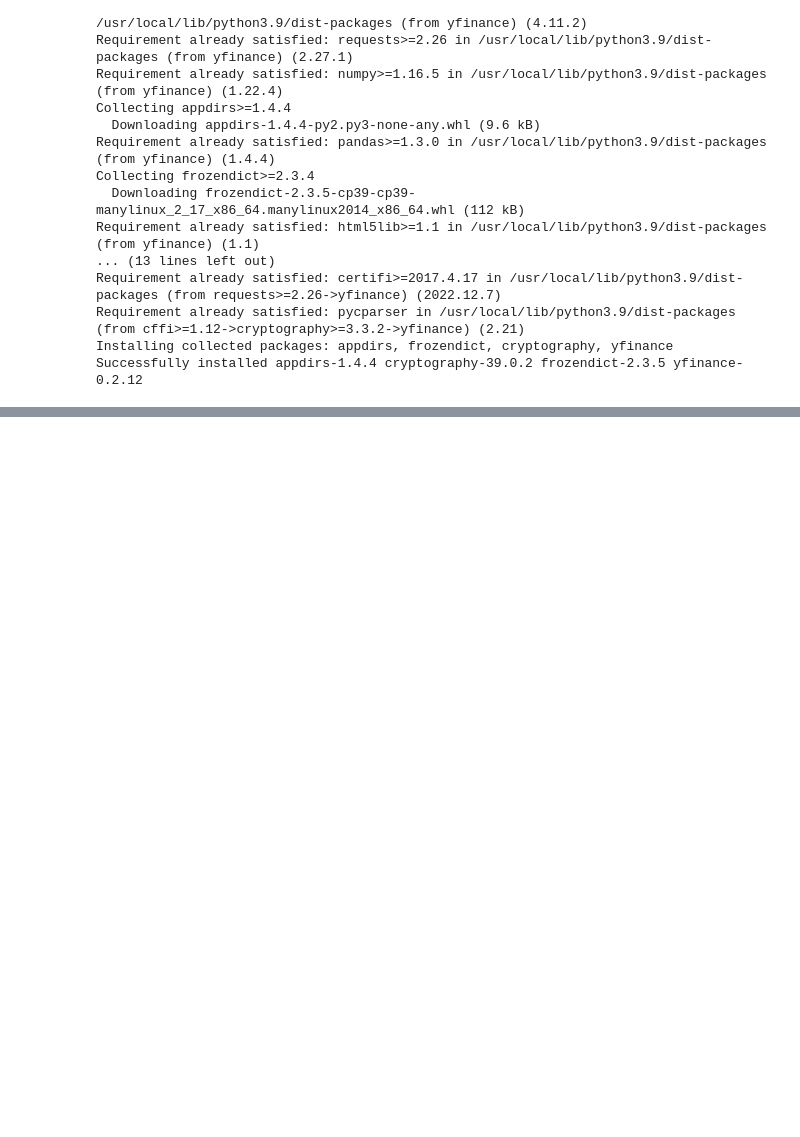
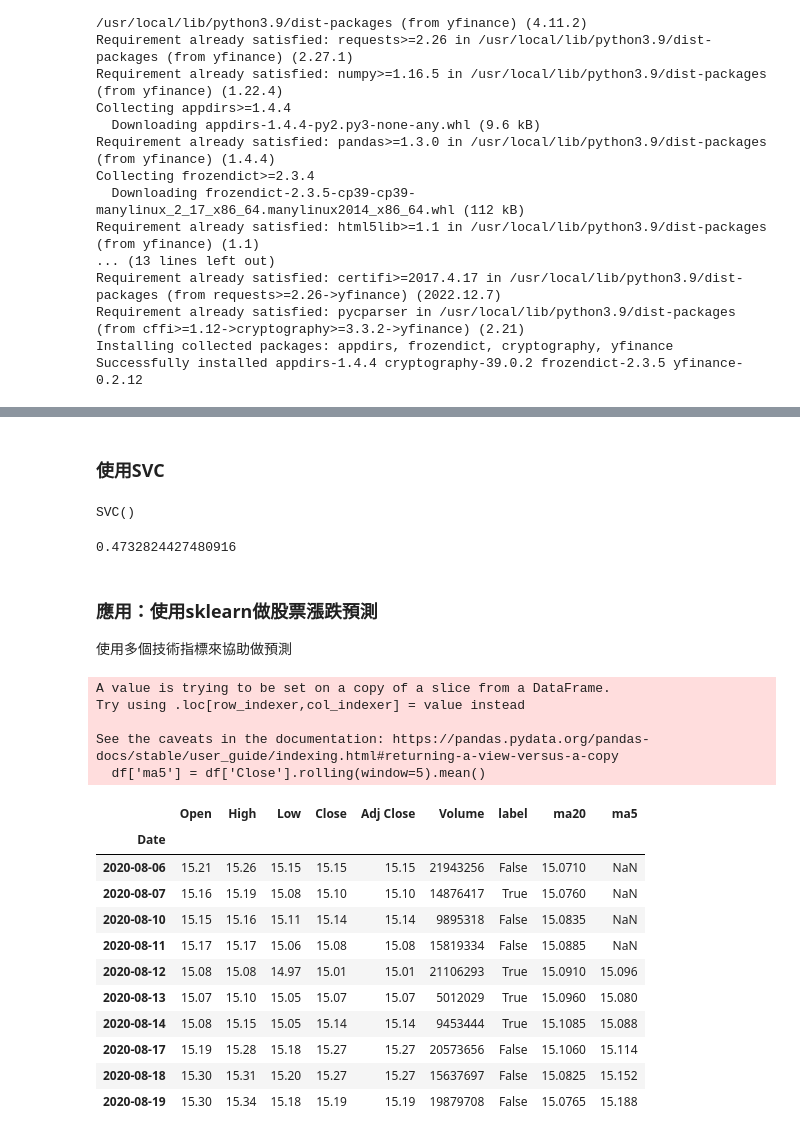
Before and after one commit to JYRUS19/20230205-Python, a Jupyter notebook: 20230318.ipynb, the cells around one changed output, grey strips where cells are left out. Drawn from its saved outputs; the diff is of its cells as text; code cells hidden in the pictures; blank space fills up the shorter version.

```diff
--- a/20230318.ipynb
+++ b/20230318.ipynb
@@ -189,0 +316,2 @@ To create a public link, set `share=True` in `launch()`.
+# %%
+df = yf.download('00878.tw')
@@ -189,0 +397,2 @@ To create a public link, set `share=True` in `launch()`.
+# %%
+df['label'] = (df.Close - df.Close.shift(-1)) < 0
@@ -189,0 +442,2 @@ To create a public link, set `share=True` in `launch()`.
+# %% [markdown]
+### 使用SVC
@@ -189,0 +450,37 @@ To create a public link, set `share=True` in `launch()`.
+# %%
+# 3. 訓練模型
+clf.fit(x_train, y_train)
+# %% [output]
+SVC()
+# %%
+# 4. 評估模型準確率
+clf.score(x_test, y_test)
+# %% [output]
+0.4732824427480916
+# %% [markdown]
+### 應用：使用sklearn做股票漲跌預測
+
+使用多個技術指標來協助做預測
+# %%
+df['ma5'] = df['Close'].rolling(window=5).mean()
+# %% [output]
+A value is trying to be set on a copy of a slice from a DataFrame.
+Try using .loc[row_indexer,col_indexer] = value instead
+
+See the caveats in the documentation: https://pandas.pydata.org/pandas-docs/stable/user_guide/indexing.html#returning-a-view-versus-a-copy
+  df['ma5'] = df['Close'].rolling(window=5).mean()
+# %%
+df.head(10)
+# %% [output]
+|  | Open | High | Low | Close | Adj Close | Volume | label | ma20 | ma5 |
+| Date |  |  |  |  |  |  |  |  |  |
+| 2020-08-06 | 15.21 | 15.26 | 15.15 | 15.15 | 15.15 | 21943256 | False | 15.0710 | NaN |
+| 2020-08-07 | 15.16 | 15.19 | 15.08 | 15.10 | 15.10 | 14876417 | True | 15.0760 | NaN |
+| 2020-08-10 | 15.15 | 15.16 | 15.11 | 15.14 | 15.14 | 9895318 | False | 15.0835 | NaN |
+| 2020-08-11 | 15.17 | 15.17 | 15.06 | 15.08 | 15.08 | 15819334 | False | 15.0885 | NaN |
+| 2020-08-12 | 15.08 | 15.08 | 14.97 | 15.01 | 15.01 | 21106293 | True | 15.0910 | 15.096 |
+| 2020-08-13 | 15.07 | 15.10 | 15.05 | 15.07 | 15.07 | 5012029 | True | 15.0960 | 15.080 |
+| 2020-08-14 | 15.08 | 15.15 | 15.05 | 15.14 | 15.14 | 9453444 | True | 15.1085 | 15.088 |
+| 2020-08-17 | 15.19 | 15.28 | 15.18 | 15.27 | 15.27 | 20573656 | False | 15.1060 | 15.114 |
+| 2020-08-18 | 15.30 | 15.31 | 15.20 | 15.27 | 15.27 | 15637697 | False | 15.0825 | 15.152 |
+| 2020-08-19 | 15.30 | 15.34 | 15.18 | 15.19 | 15.19 | 19879708 | False | 15.0765 | 15.188 |
```
Also changed, not shown: parts of 68 cells of this notebook.
